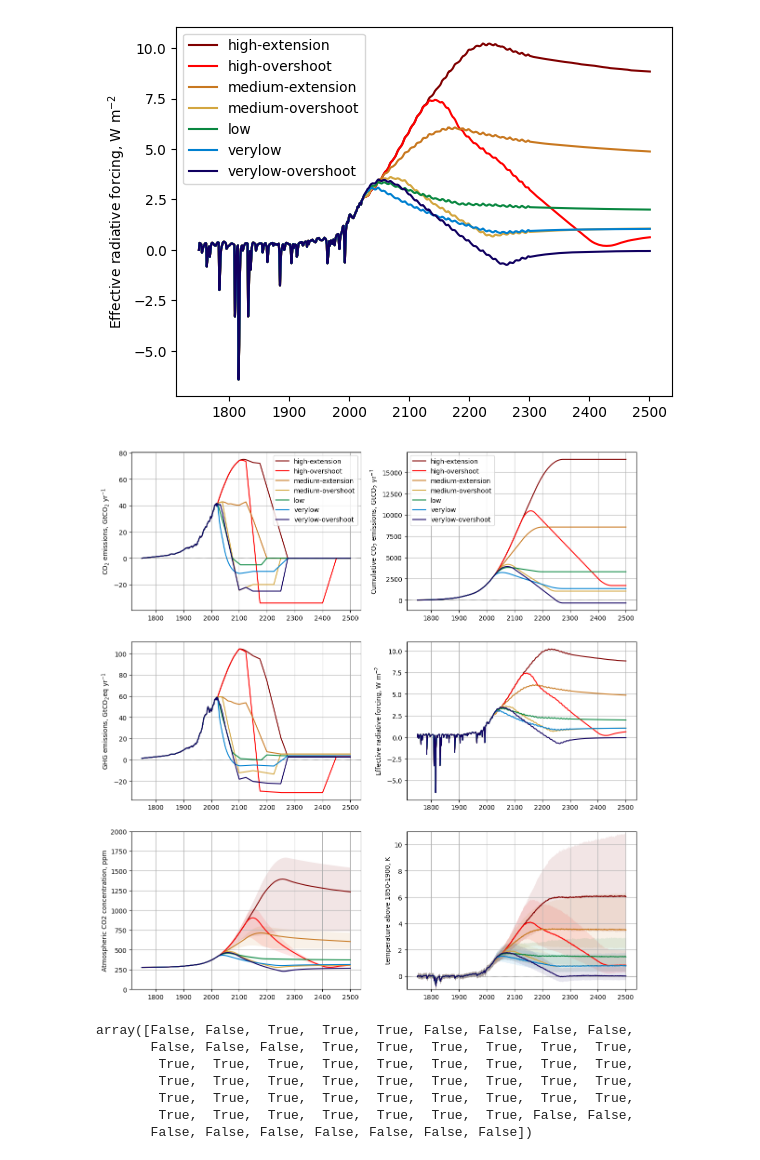
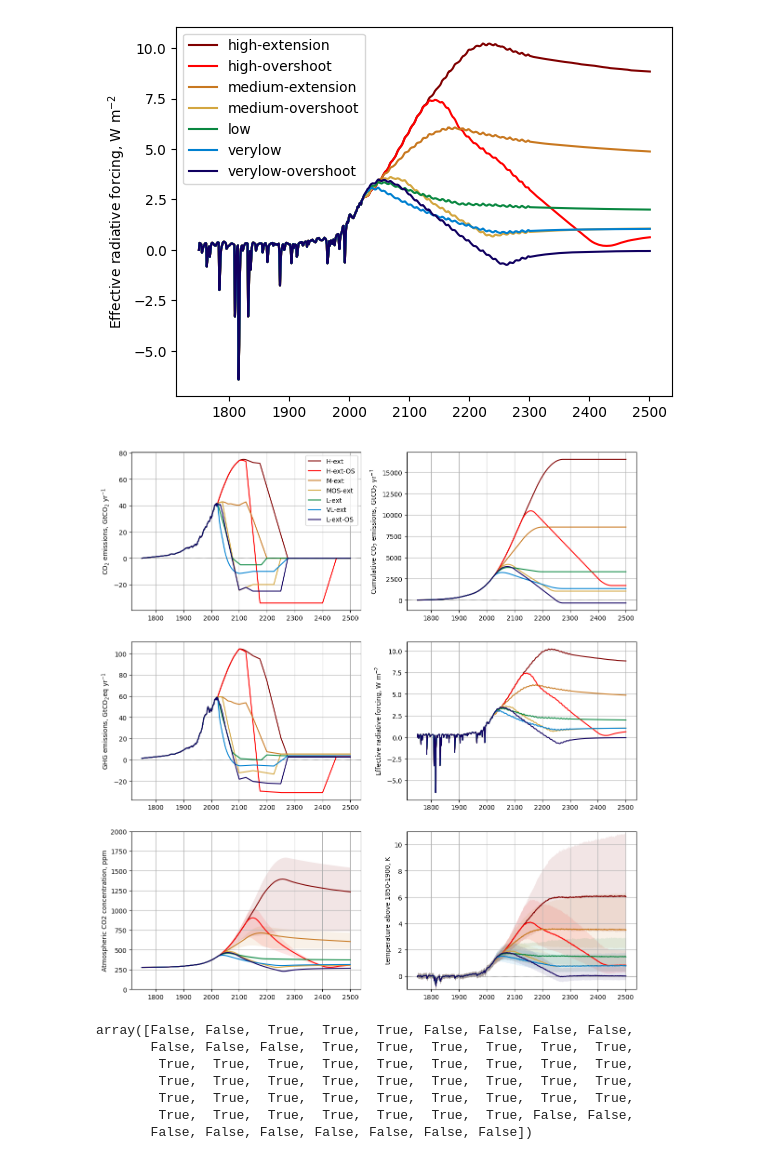
Before and after one commit to chrisroadmap/cmip7-scenariomip, a Jupyter notebook: notebooks/extensions.ipynb, the cells around one changed output. Cells and saved outputs as stored; diff of their text form; code cells hidden in the pictures.

Commit message:
revise plot labels

```diff
--- a/notebooks/extensions.ipynb
+++ b/notebooks/extensions.ipynb
@@ -9,8 +9,11 @@ import matplotlib.pyplot as pl
 # %%
 f = FAIR()
 # %%
+snames=["high-extension", "high-overshoot", "medium-extension", "medium-overshoot", "low", "verylow", "verylow-overshoot"]
+snames_short=["H-ext","H-ext-OS","M-ext","MOS-ext","L-ext","VL-ext","L-ext-OS"]
+
 f.define_time(1750, 2501, 1)
-f.define_scenarios(["high-extension", "high-overshoot", "medium-extension", "medium-overshoot", "low", "verylow", "verylow-overshoot"])
+f.define_scenarios(snames)
 species, properties = read_properties('../data/fair-parameters/species_configs_properties_1.4.1.csv')
 f.define_species(species, properties)
 f.ch4_method='Thornhill2021'
@@ -19,15 +22,19 @@ f.define_configs(df_configs.index)
 f.allocate()
 # %%
 scens=f.emissions.scenario.values
+# %%
+ldict={}
+for i,s in enumerate(snames):
+    ldict[s]=snames_short[i]
 # %%
 colors = {
-    'high-extension': '#800000',
-    'high-overshoot': '#ff0000',
-    'medium-extension': '#c87820',
-    'medium-overshoot': '#d3a640',
-    'low': '#098740',
-    'verylow': '#0080d0',
-    'verylow-overshoot': '#100060',
+    snames[0]: '#800000',
+    snames[1]: '#ff0000',
+    snames[2]: '#c87820',
+    snames[3]: '#d3a640',
+    snames[4]: '#098740',
+    snames[5]: '#0080d0',
+    snames[6]: '#100060',
 }
 # %%
 os.makedirs('../plots', exist_ok=True)
@@ -232,7 +234,7 @@ for scenario in f.scenarios:
             f.emissions.sel(scenario=scenario, specie="CO2 FFI", config=f.configs[0]) +
             f.emissions.sel(scenario=scenario, specie="CO2 AFOLU", config=f.configs[0])
         ),
-        label=scenario,
+        label=ldict[scenario],
         color=colors[scenario]
     )
 ax[0].set_ylabel("CO$_2$ emissions, GtCO$_2$ yr$^{-1}$")
@@ -251,7 +253,7 @@ for scenario in f.scenarios:
     )
 ax[1].set_ylabel("Cumulative CO$_2$ emissions, GtCO$_2$ yr$^{-1}$")
 ax[1].axhline(ls=':', color='k', lw=0.5)
-ax[1].legend()
+#ax[1].legend()
 ax[1].grid()
 
 for scenario in f.scenarios:
@@ -306,34 +308,34 @@ for scenario in f.scenarios:
     ax[5].fill_between(
         f.timebounds,
         (
             f.temperature.sel(scenario=scenario, layer=0)-
             f.temperature.sel(scenario=scenario, layer=0, timebounds=np.arange(1850,1902)).mean(dim='timebounds')
         ).quantile(0.05, dim='config'),
         (
             f.temperature.sel(scenario=scenario, layer=0)-
             f.temperature.sel(scenario=scenario, layer=0, timebounds=np.arange(1850,1902)).mean(dim='timebounds')
         ).quantile(0.95, dim='config'),
         color=colors[scenario],
         lw=0,
         alpha=0.1
     )
     ax[5].plot(
         f.timebounds,
         (
             f.temperature.sel(scenario=scenario, layer=0)-
             f.temperature.sel(scenario=scenario, layer=0, timebounds=np.arange(1850,1902)).mean(dim='timebounds')
         ).median(dim='config'),
         label=scenario,
         color=colors[scenario]
     )
 ax[5].axhline(0, ls=':', color='k', lw=0.5)
 ax[5].set_ylabel('temperature above 1850-1900, K')
 ax[5].set_ylim(-1, 11)
 ax[5].grid()
 
 pl.savefig('../plots/extensions.png')
 # %% [output]
-[figure, old version]
+[figure, new version]
 # %%
 f._ghg_indices
 # %% [output]
```
Also changed, not shown: parts of 4 cells of this notebook.
